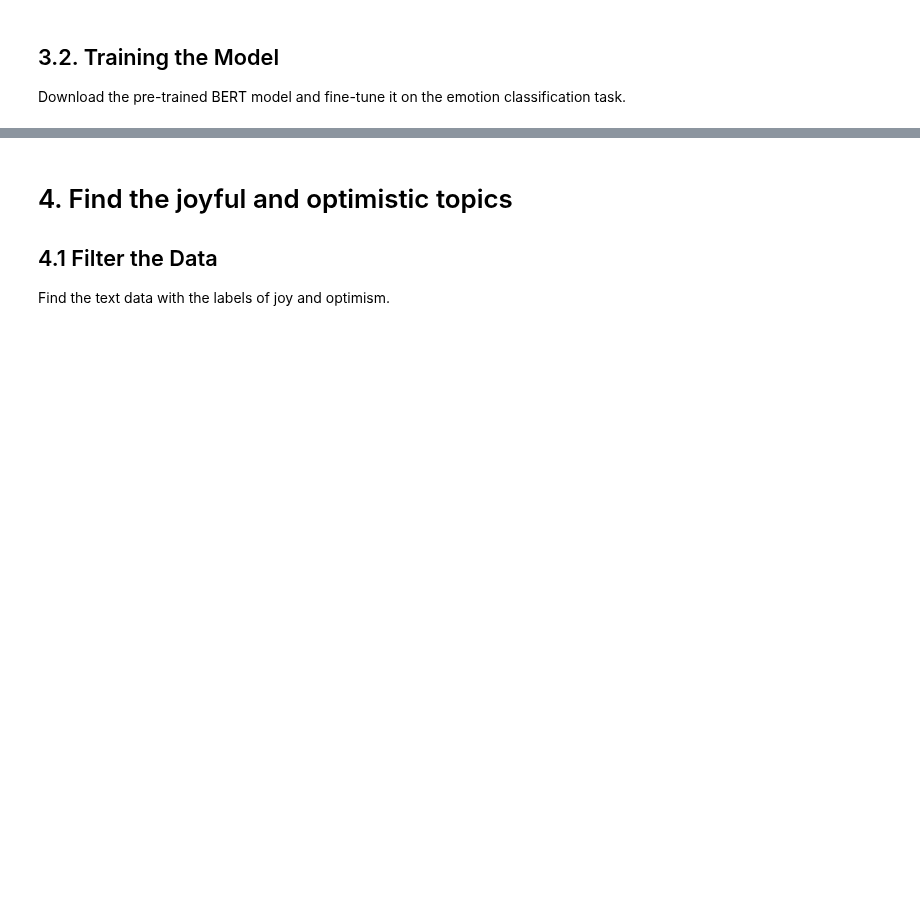
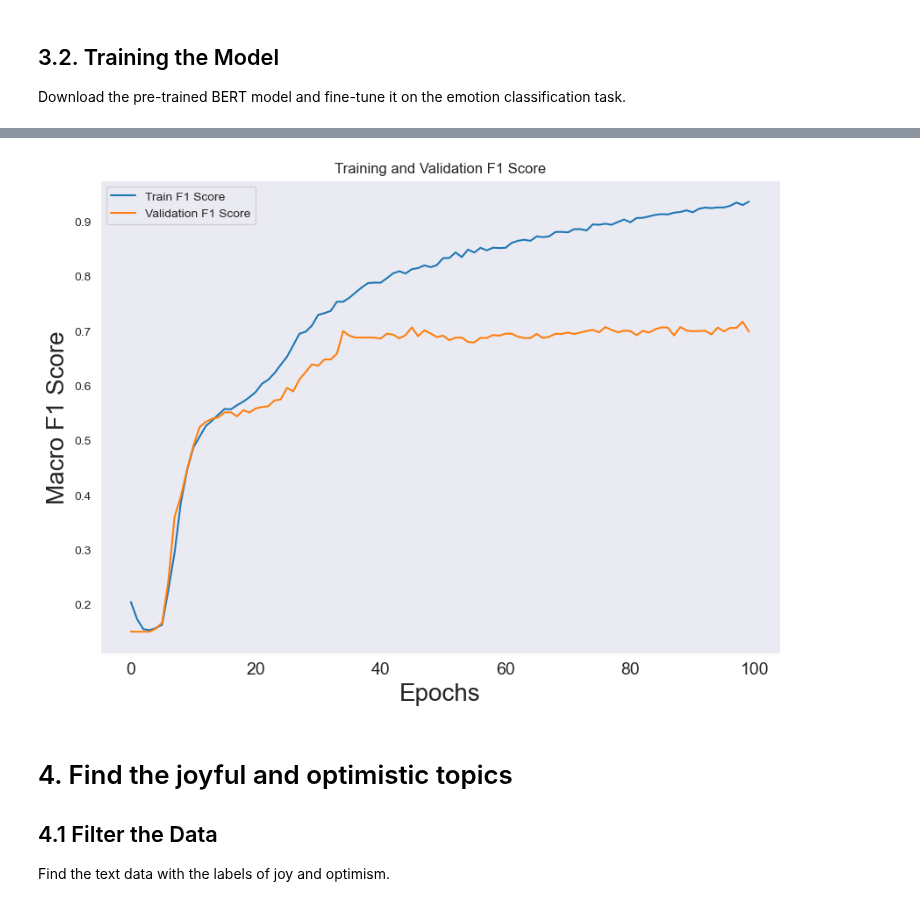
Before and after one commit to Slliki/MScProject, a Jupyter notebook: AI_TA/Coursework/TA_PART1.ipynb, the cells around one changed output, grey strips where cells are left out. Saved outputs shown, nothing was run; the diff lists cells and outputs as text; code cells hidden in the pictures; blank space fills up the shorter version.

```diff
--- a/AI_TA/Coursework/TA_PART1.ipynb
+++ b/AI_TA/Coursework/TA_PART1.ipynb
@@ -744,13 +795,16 @@ plt.show()
 # %%
 # 绘制F1得分曲线图
 plt.figure(figsize=(10, 7))
 plt.plot(train_f1score, label='Train F1 Score')
 plt.plot(val_f1score, label='Validation F1 Score')
 plt.title('Training and Validation F1 Score')
 plt.xlabel('Epochs',fontsize=20)
 plt.ylabel('Macro F1 Score', fontsize=20)
 plt.xticks(fontsize=14)
 plt.legend()
+plt.grid()
+# %% [output]
+[figure, added]
 # %%
 # 储存当前模型valf1score列表
 import pickle
```
Also changed, not shown: parts of 7 cells of this notebook, 4 other files.
